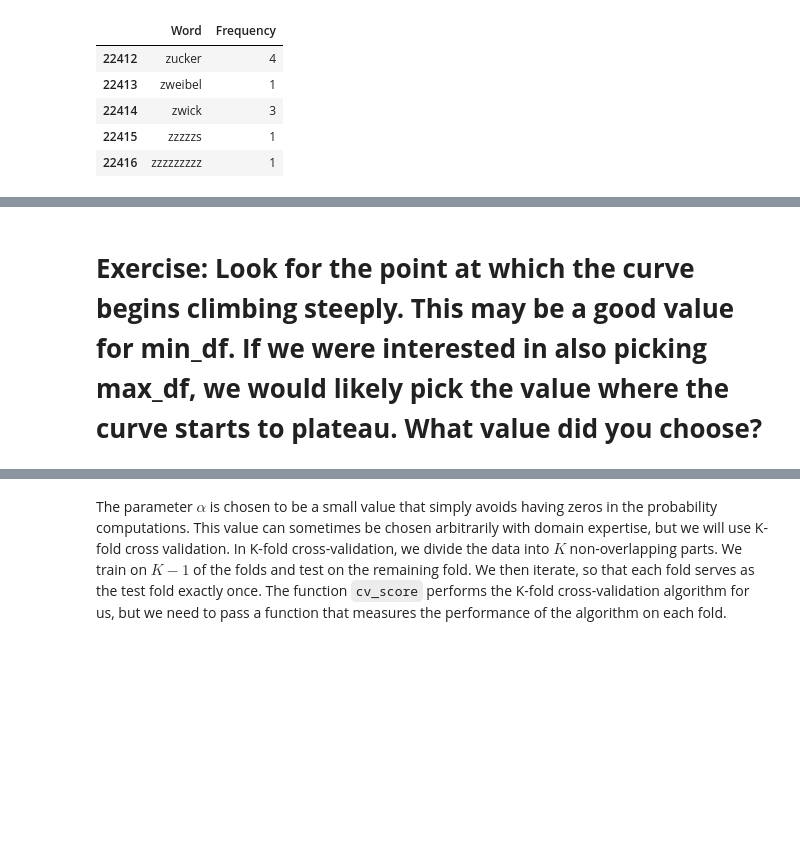
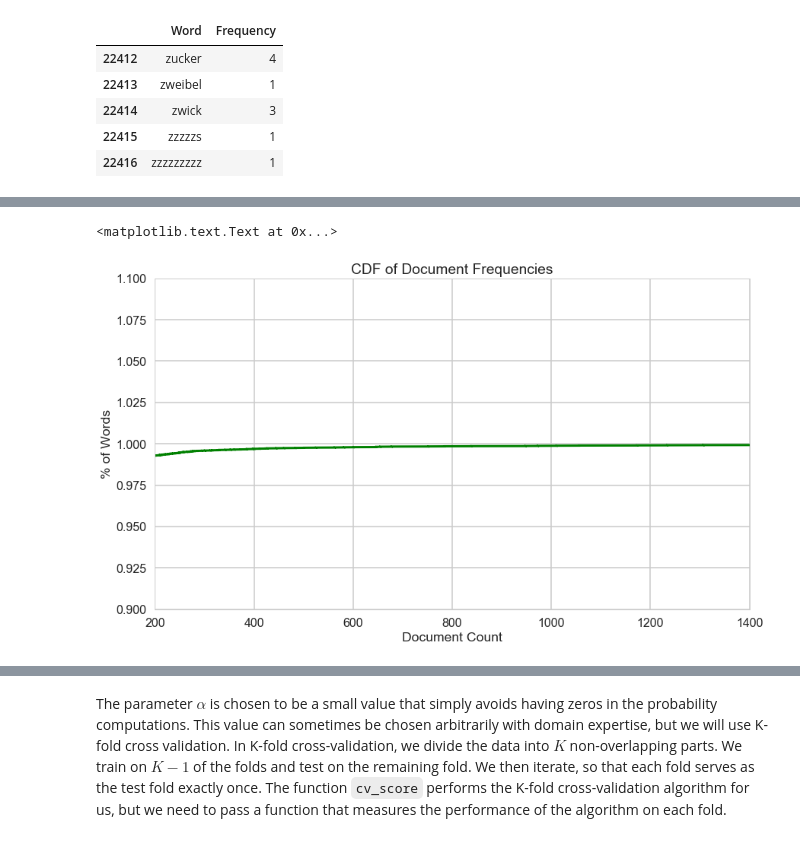
Before and after one commit to isabelvanzijl/Springboard_Other, a Jupyter notebook: Naive_Bayes/Mini_Project_Naive_Bayes.ipynb, the cells around one changed output, grey strips where cells are left out. Saved outputs shown, nothing was run; the diff lists cells and outputs as text; code cells hidden in the pictures; blank space fills up the shorter version.

Commit message:
naive bayes exercise

```diff
--- a/Naive_Bayes/Mini_Project_Naive_Bayes.ipynb
+++ b/Naive_Bayes/Mini_Project_Naive_Bayes.ipynb
@@ -351,2 +351,13 @@ plt.title('CDF of Document Frequencies')
-# %% [markdown]
-# **Exercise: Look for the point at which the curve begins climbing steeply. This may be a good value for min_df. If we were interested in also picking max_df, we would likely pick the value where the curve starts to plateau. What value did you choose?**
+# %%
+# plot cdf to identify max_df
+plt.figure(figsize=(14,8))
+plt.hist(docs_df.Frequency, np.arange(docs_df.Frequency.sum()), normed=1,
+         histtype='step', color='g', cumulative=True, linewidth=3)
+plt.xlim(200,1400)
+plt.ylim(.9,1.1)
+plt.xlabel('Document Count')
+plt.ylabel ('% of Words')
+plt.title('CDF of Document Frequencies')
+# %% [output]
+<matplotlib.text.Text at 0x...>
+[figure, added]
```
Also changed, not shown: parts of 15 cells of this notebook.
